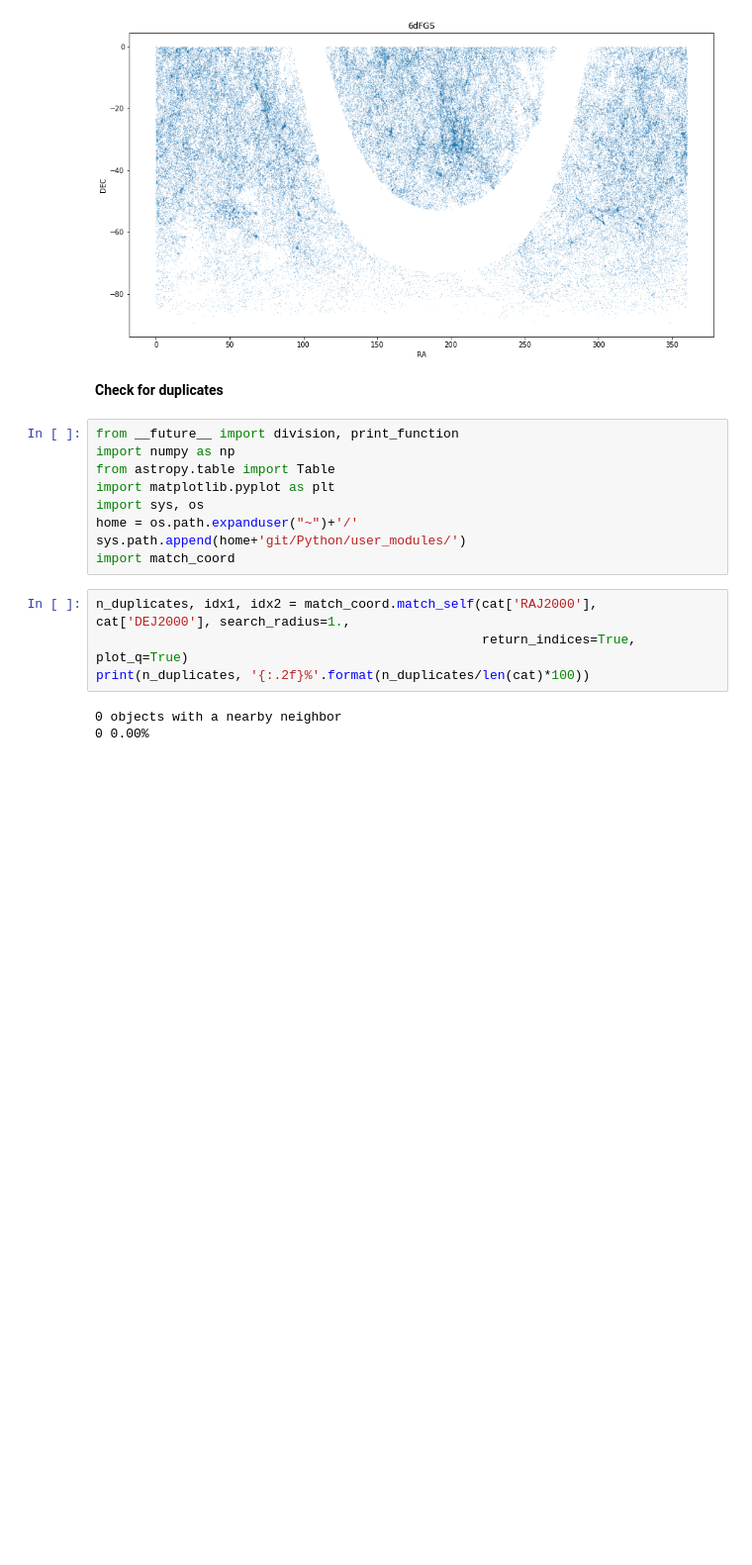
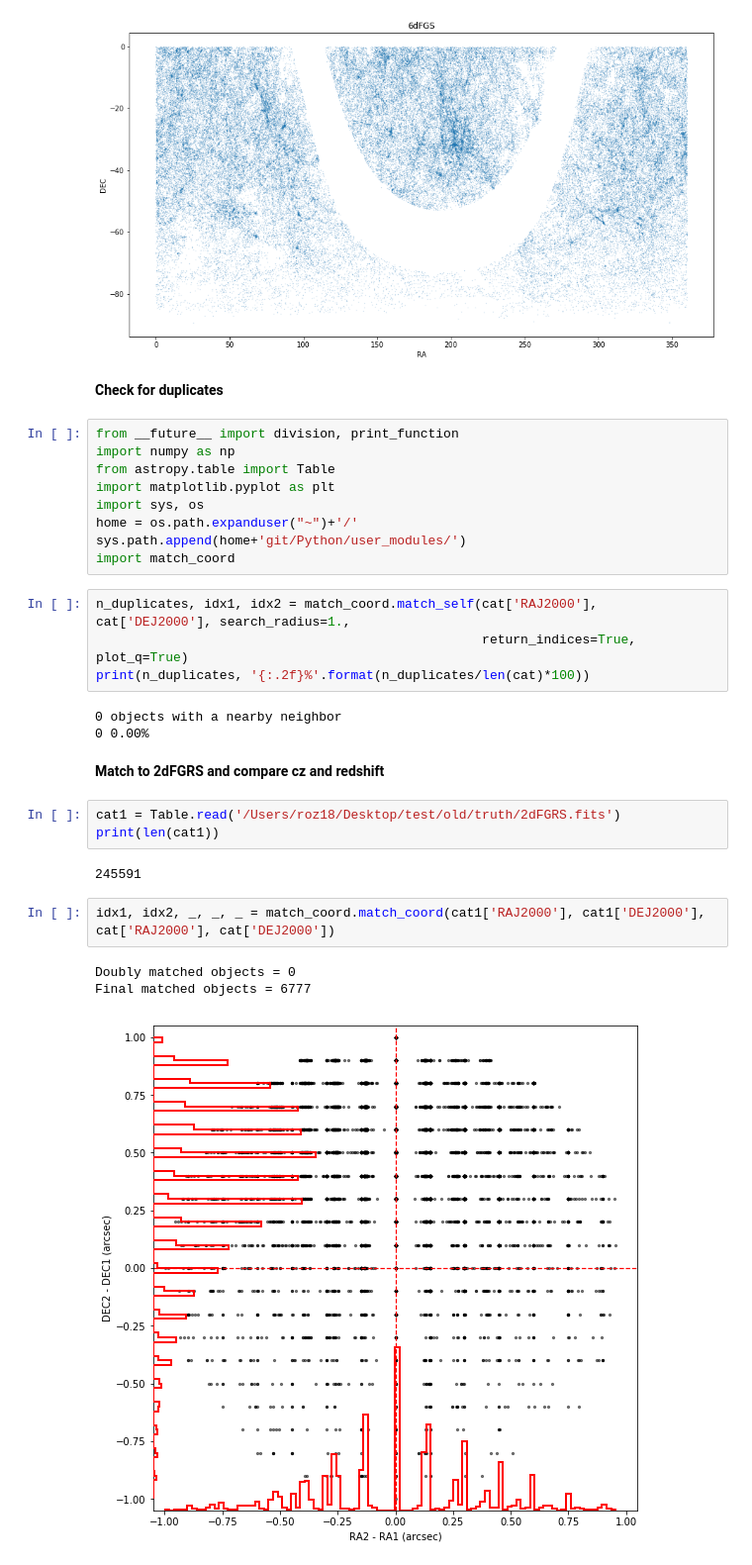
Before and after one commit to rongpu/desi-truth-table, a Jupyter notebook: notebooks/6dFGS.ipynb, the cells around one changed output. Shown at 99% size. Saved outputs shown, nothing was run; the diff lists cells and outputs as text; blank space fills up the shorter version.

```diff
--- a/notebooks/6dFGS.ipynb
+++ b/notebooks/6dFGS.ipynb
@@ -67,3 +67,16 @@ print(n_duplicates, '{:.2f}%'.format(n_duplicates/len(cat)*100))
 # %% [output]
 0 objects with a nearby neighbor
 0 0.00%
+# %% [markdown]
+__Match to 2dFGRS and compare cz and redshift__
+# %%
+cat1 = Table.read('/Users/roz18/Desktop/test/old/truth/2dFGRS.fits')
+print(len(cat1))
+# %% [output]
+245591
+# %%
+idx1, idx2, _, _, _ = match_coord.match_coord(cat1['RAJ2000'], cat1['DEJ2000'], cat['RAJ2000'], cat['DEJ2000'])
+# %% [output]
+Doubly matched objects = 0
+Final matched objects = 6777
+[figure, added]
```
Also changed, not shown: parts of 4 cells of this notebook, 2 other files.
